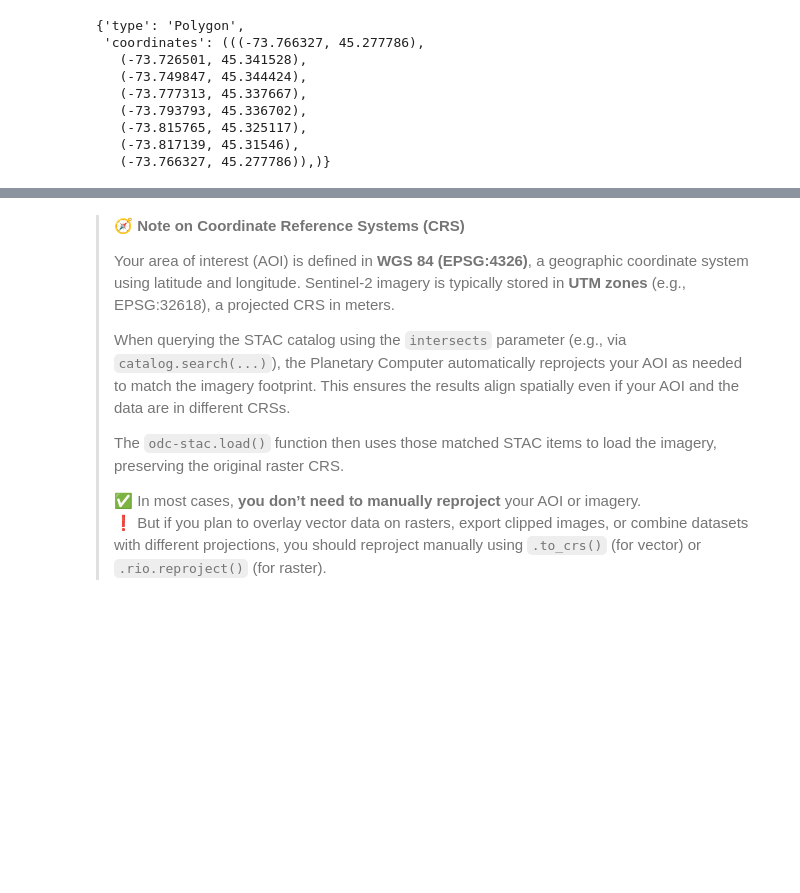
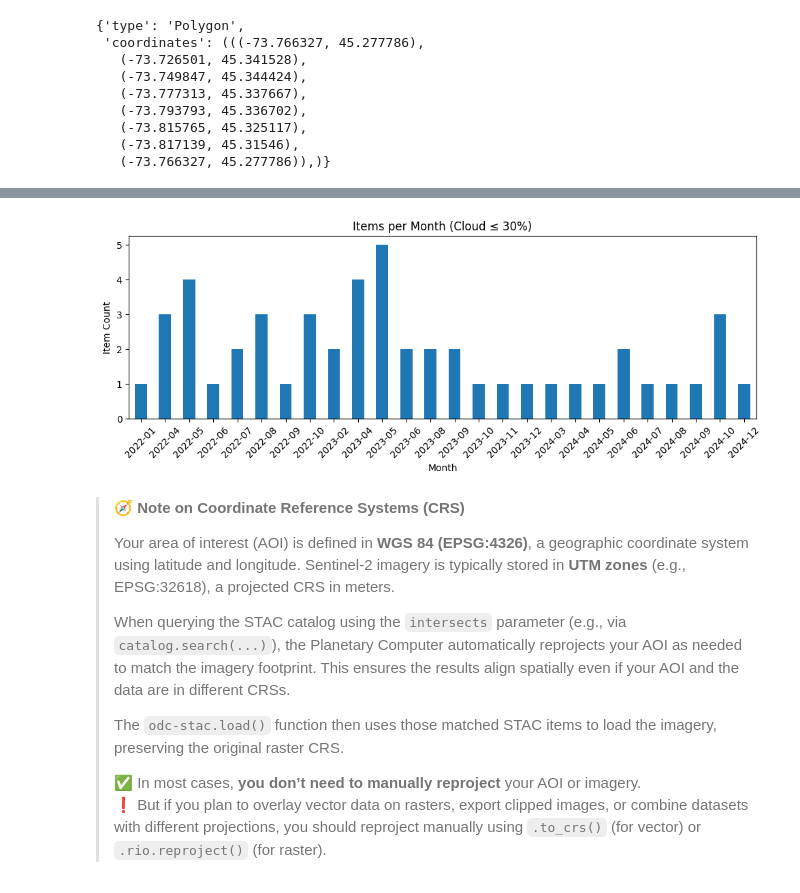
Before and after one commit to microsoft/PlanetaryComputerExamples, a Jupyter notebook: tutorials/site-monitoring-foundations.ipynb, the cells around one changed output, grey strips where cells are left out. Drawn from its saved outputs; the diff is of its cells as text; code cells hidden in the pictures; blank space fills up the shorter version.

Commit message:
Add interactive cloud cover and plot

```diff
--- a/tutorials/site-monitoring-foundations.ipynb
+++ b/tutorials/site-monitoring-foundations.ipynb
@@ -229,0 +241,37 @@ print(f"Number of with filtering clouds: {len(items)}")
+# %%
+cloud_slider = widgets.IntSlider(
+    value=10,
+    min=0,
+    max=100,
+    step=1,
+    description='Cloud cover',
+    continuous_update=False,
+    orientation='horizontal',
+    readout=True,
+)
+
+def on_slider_change(change):
+    clear_output(wait=True)
+    display(cloud_slider)
+
+    max_cloud = change['new']
+    get_items(aoi, collection_id, datetime_range, max_cloud_cover=max_cloud)
+    print(f"{len(items)} items found with ≤ {max_cloud}% cloud cover")
+
+    # Optional: Plot items per month again
+    dates = [item.datetime for item in items if item.datetime is not None]
+    df = pd.DataFrame({"datetime": dates})
+    df["month"] = df["datetime"].dt.to_period("M")
+    monthly_counts = df.groupby("month").size()
+
+    monthly_counts.plot(kind="bar", figsize=(10, 4))
+    plt.title(f"Items per Month (Cloud ≤ {max_cloud}%)")
+    plt.xlabel("Month")
+    plt.ylabel("Item Count")
+    plt.xticks(rotation=45)
+    plt.tight_layout()
+    plt.show()
+
+cloud_slider.observe(on_slider_change, names='value')
+display(cloud_slider)
+# %% [output]
@@ -230,3 +279,4 @@ print(f"Number of with filtering clouds: {len(items)}")
+[figure, added]
 # %% [markdown]
 > 🧭 **Note on Coordinate Reference Systems (CRS)**
 >
```
Also changed, not shown: parts of 6 cells of this notebook.
